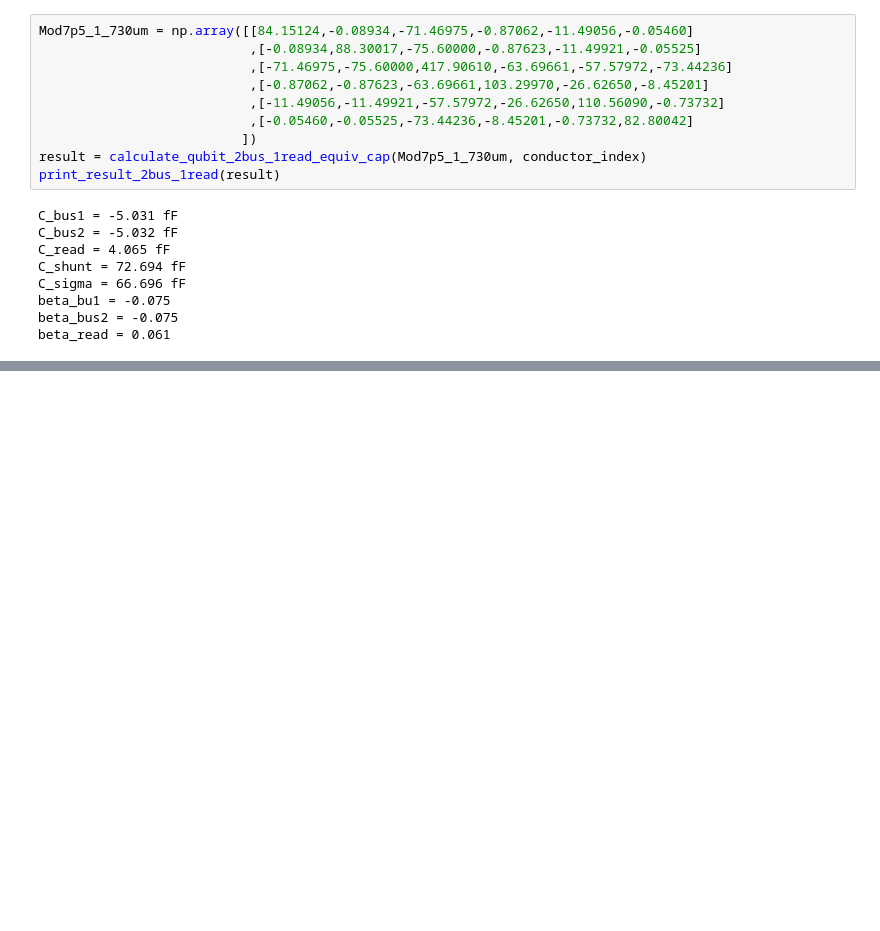
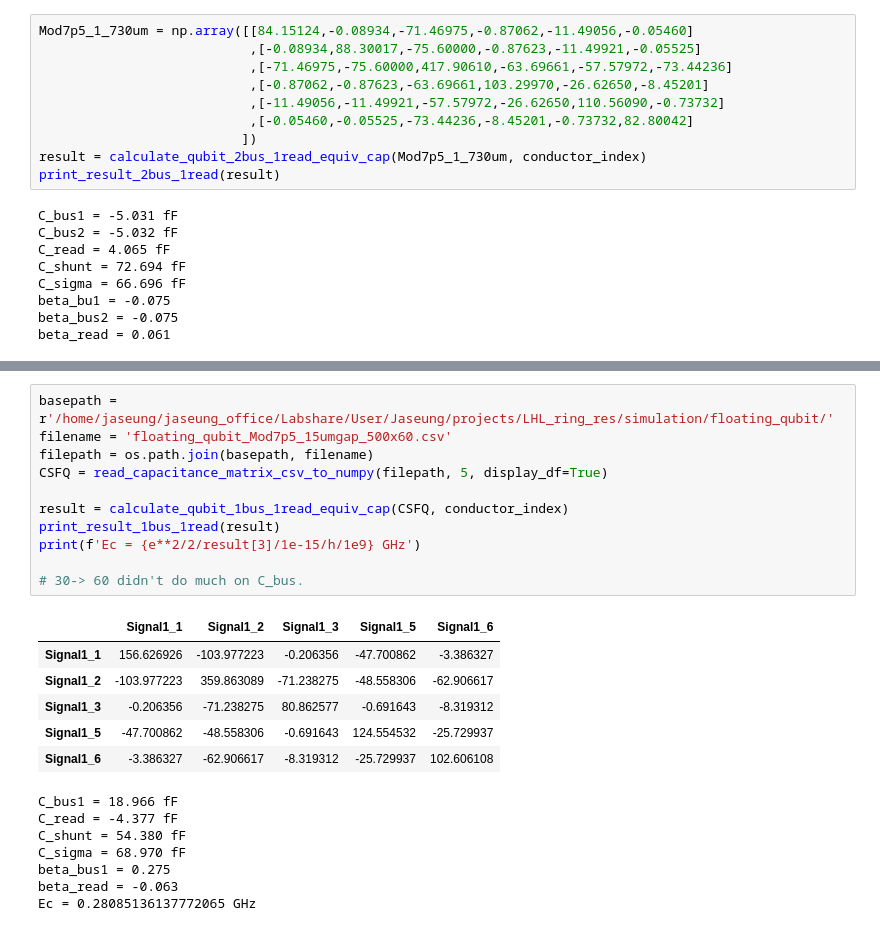
Before and after one commit to JaseungKu/python-code-SYR, a Jupyter notebook: IBM_qubit_capacitance_cal.ipynb, the cells around one changed output, grey strips where cells are left out. Drawn from its saved outputs; the diff is of its cells as text; blank space fills up the shorter version.

```diff
--- a/IBM_qubit_capacitance_cal.ipynb
+++ b/IBM_qubit_capacitance_cal.ipynb
@@ -722,0 +771,25 @@ np.sum(a)
+# %%
+basepath = r'/home/jaseung/jaseung_office/Labshare/User/Jaseung/projects/LHL_ring_res/simulation/floating_qubit/'
+filename = 'floating_qubit_Mod7p5_15umgap_500x60.csv'
+filepath = os.path.join(basepath, filename)
+CSFQ = read_capacitance_matrix_csv_to_numpy(filepath, 5, display_df=True)
+
+result = calculate_qubit_1bus_1read_equiv_cap(CSFQ, conductor_index)
+print_result_1bus_1read(result)
+print(f'Ec = {e**2/2/result[3]/1e-15/h/1e9} GHz')
+
+# 30-> 60 didn't do much on C_bus.
+# %% [output]
+|  | Signal1_1 | Signal1_2 | Signal1_3 | Signal1_5 | Signal1_6 |
+| Signal1_1 | 156.626926 | -103.977223 | -0.206356 | -47.700862 | -3.386327 |
+| Signal1_2 | -103.977223 | 359.863089 | -71.238275 | -48.558306 | -62.906617 |
+| Signal1_3 | -0.206356 | -71.238275 | 80.862577 | -0.691643 | -8.319312 |
+| Signal1_5 | -47.700862 | -48.558306 | -0.691643 | 124.554532 | -25.729937 |
+| Signal1_6 | -3.386327 | -62.906617 | -8.319312 | -25.729937 | 102.606108 |
+C_bus1 = 18.966 fF
+C_read = -4.377 fF
+C_shunt = 54.380 fF
+C_sigma = 68.970 fF
+beta_bus1 = 0.275
+beta_read = -0.063
+Ec = 0.28085136137772065 GHz
```
Also changed, not shown: parts of 21 cells of this notebook, 16 other files.
